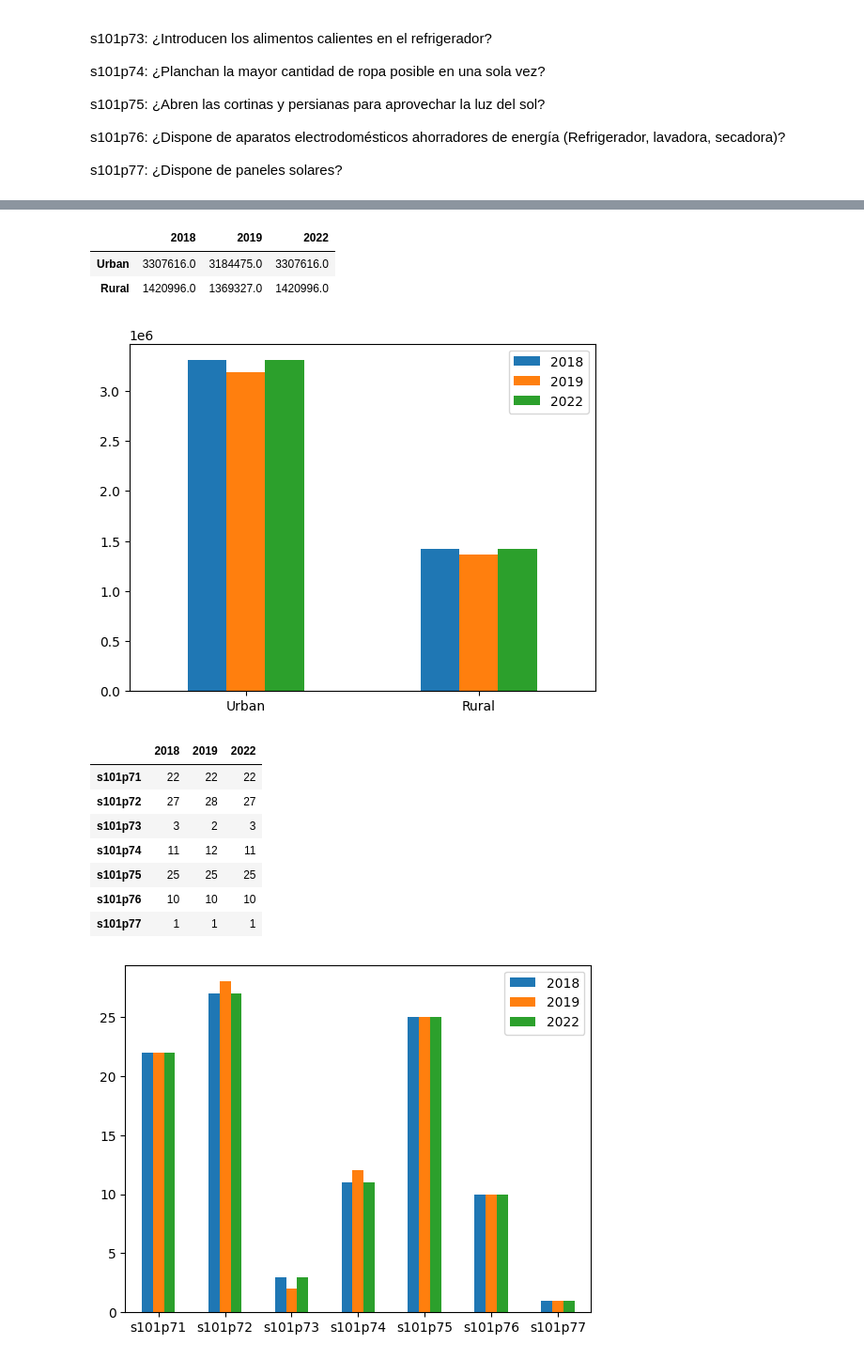
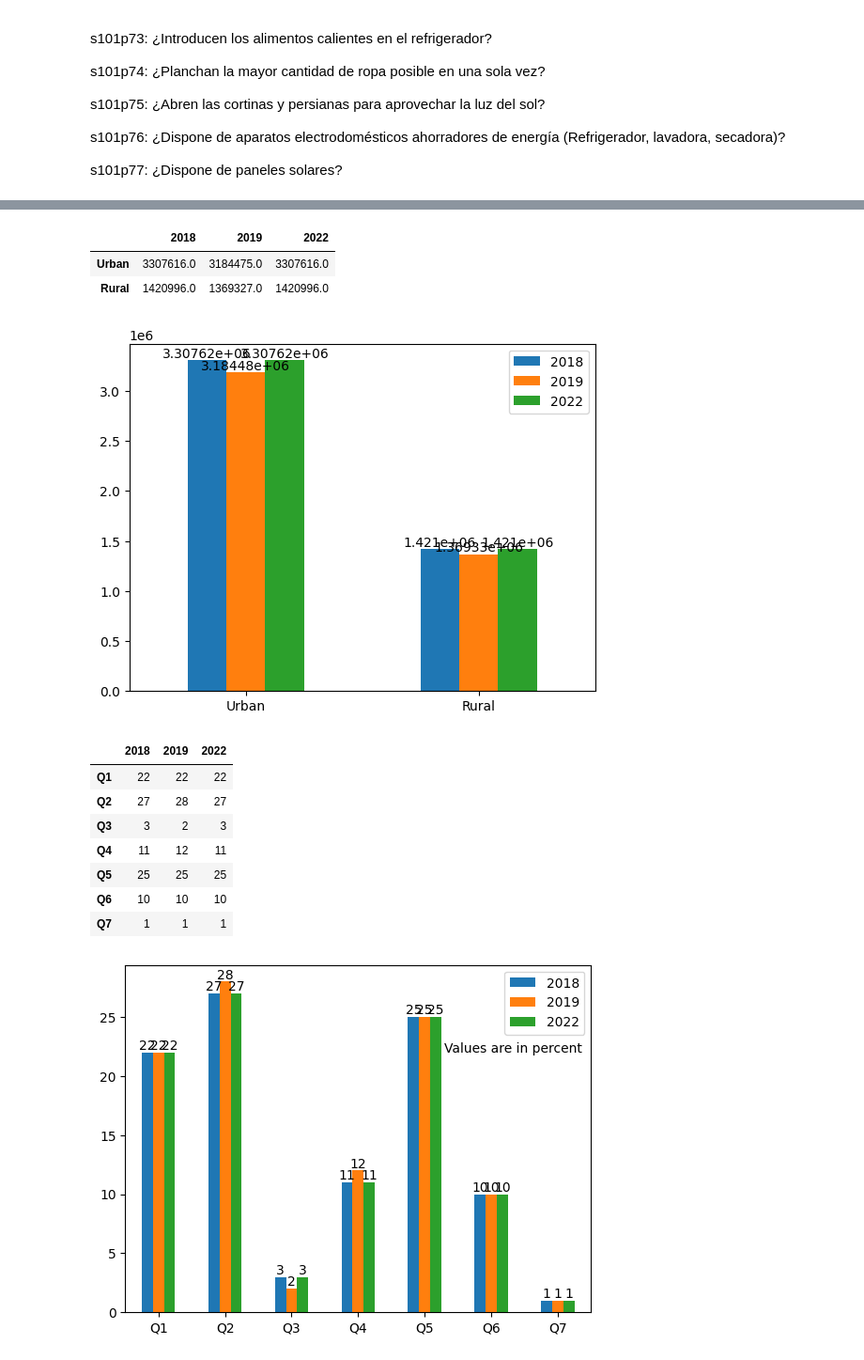
Before and after one commit to pedroaal/ambiental, a Jupyter notebook: main.ipynb, the cells around one changed output, grey strips where cells are left out. Shown at 94% size. Cells and saved outputs as stored; diff of their text form; code cells hidden in the pictures.

Commit message:
fixed labels

```diff
--- a/main.ipynb
+++ b/main.ipynb
@@ -447,6 +463,8 @@ for year in years:
 
 res = pd.DataFrame(res, index=['Urban', 'Rural'])
 ax = res.plot.bar(rot=0)
+for container in ax.containers:
+  ax.bar_label(container)
 res
 # %% [output]
 |  | 2018 | 2019 | 2022 |
@@ -493,6 +511,9 @@ res = pd.DataFrame(res, index=[
   'Bottle\nin\ntoilet',
   ])
 ax = res.plot.bar(rot=0)
+for container in ax.containers:
+  ax.bar_label(container)
+ax.annotate('Values are in percent', (5,19.5))
 res
 # %% [output]
 |  | 2018 | 2019 | 2022 |
@@ -553,6 +574,8 @@ for year in years:
 
 res = pd.DataFrame(res, index=['year'])
 ax = res.plot.bar(rot=0)
+for container in ax.containers:
+  ax.bar_label(container)
 res
 # %% [output]
 |  | 2018 | 2019 | 2022 |
@@ -576,54 +599,59 @@ for year in years:
 
 res = pd.DataFrame(res, index=['Urban', 'Rural'])
 ax = res.plot.bar(rot=0)
+for container in ax.containers:
+  ax.bar_label(container)
 res
 # %% [output]
 |  | 2018 | 2019 | 2022 |
 | Urban | 3307616.0 | 3184475.0 | 3307616.0 |
 | Rural | 1420996.0 | 1369327.0 | 1420996.0 |
-[figure, old version]
+[figure, new version]
 # %%
 res = {
   2018: [],
   2019: [],
   2022: []
 }
 res_per = {
   2018: 0,
   2019: 0,
   2022: 0
 }
 
 
 for year in years:
   db = dbs[year]
   tmp = []
   sum = 0
   for col in energy_cols:
     db1 = db.loc[db[col] == '1']
     val = db1['fexp4'].sum().round(0)
     tmp.append(val)
     sum += val
 
   res[year] = tmp
   res_per[year] = sum
 
 for year in res:
   res[year] = list(map(lambda a: round(a/res_per[year]*100), res[year]))
 
-res = pd.DataFrame(res, index=['s101p71', 's101p72', 's101p73', 's101p74', 's101p75', 's101p76', 's101p77'])
+res = pd.DataFrame(res, index=['Q1', 'Q2', 'Q3', 'Q4', 'Q5', 'Q6', 'Q7'])
 ax = res.plot.bar(rot=0)
+for container in ax.containers:
+  ax.bar_label(container)
+ax.annotate('Values are in percent', (4.3,22))
 res
 # %% [output]
 |  | 2018 | 2019 | 2022 |
-| s101p71 | 22 | 22 | 22 |
-| s101p72 | 27 | 28 | 27 |
-| s101p73 | 3 | 2 | 3 |
-| s101p74 | 11 | 12 | 11 |
-| s101p75 | 25 | 25 | 25 |
-| s101p76 | 10 | 10 | 10 |
-| s101p77 | 1 | 1 | 1 |
+| Q1 | 22 | 22 | 22 |
+| Q2 | 27 | 28 | 27 |
+| Q3 | 3 | 2 | 3 |
+| Q4 | 11 | 12 | 11 |
+| Q5 | 25 | 25 | 25 |
+| Q6 | 10 | 10 | 10 |
+| Q7 | 1 | 1 | 1 |
-[figure, old version]
+[figure, new version]
 # %%
 fig = go.Figure()
 
```
Also changed, not shown: parts of 11 cells of this notebook.
